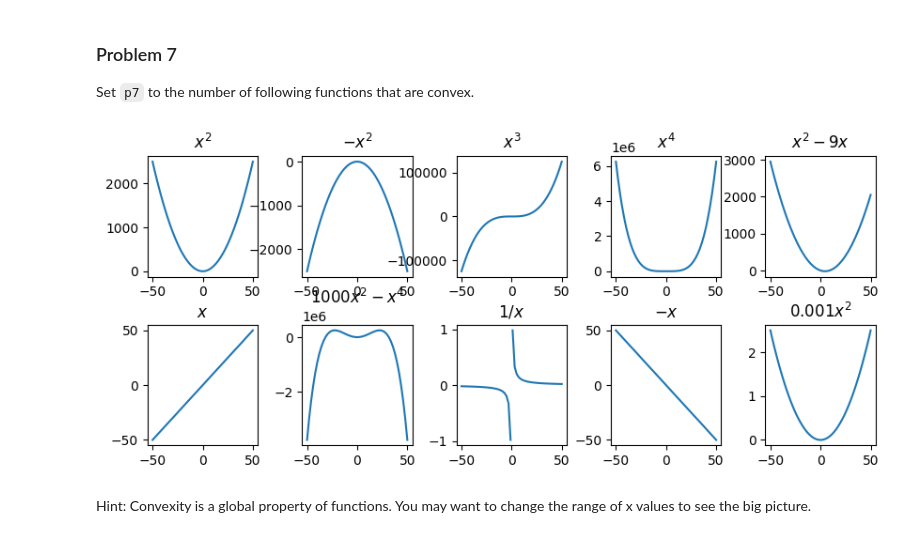
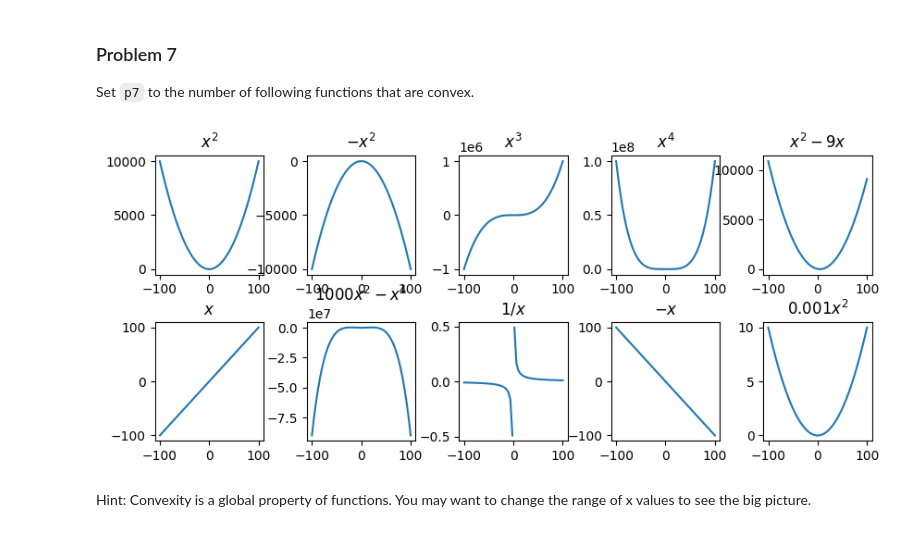
Before and after one commit to aidandig/dx601-homework-04, a Jupyter notebook: homework.ipynb, the cells around one changed output. Saved outputs shown, nothing was run; the diff lists cells and outputs as text; code cells hidden in the pictures.

```diff
--- a/homework.ipynb
+++ b/homework.ipynb
@@ -179,7 +179,7 @@ Set `p7` to the number of following functions that are convex.
 # %%
 # @ title Functions to Check for Convexity
 
-xs = np.linspace(-50, 50)
+xs = np.linspace(-100, 100)
 
 plt.figure(figsize=(10, 4))
 plt.subplot(2, 5, 1)
@@ -198,34 +198,34 @@ plt.subplot(2, 5, 4)
 plt.plot(xs, xs**4)
 plt.title("$x^4$")
 
 plt.subplot(2, 5, 5)
 plt.plot(xs, xs*xs - 9 * xs)
 plt.title("$x^2 - 9x$")
 
 plt.subplot(2, 5, 6)
 plt.plot(xs, xs)
 plt.title("$x$")
 
 plt.subplot(2, 5, 7)
 plt.plot(xs, -xs**4+1000 * xs**2)
 plt.title("$1000x^2 - x^4$")
 
 plt.subplot(2, 5, 8)
 plt.plot([x for x in xs if x > 0], [1 / x for x in xs if x > 0], color="C0")
 plt.plot([x for x in xs if x < 0], [1 / x for x in xs if x < 0], color="C0")
 plt.title("$1/x$")
 
 plt.subplot(2, 5, 9)
 plt.plot(xs, -xs)
 plt.title("$-x$")
 
 plt.subplot(2, 5, 10)
 plt.plot(xs, 0.001 * xs**2)
 plt.title("$0.001 x^2$")
 
 plt.subplots_adjust(hspace=0.4, wspace=0.4);
 # %% [output]
-[figure, old version]
+[figure, new version]
 # %% [markdown]
 Hint: Convexity is a global property of functions.
 You may want to change the range of x values to see the big picture.
```
